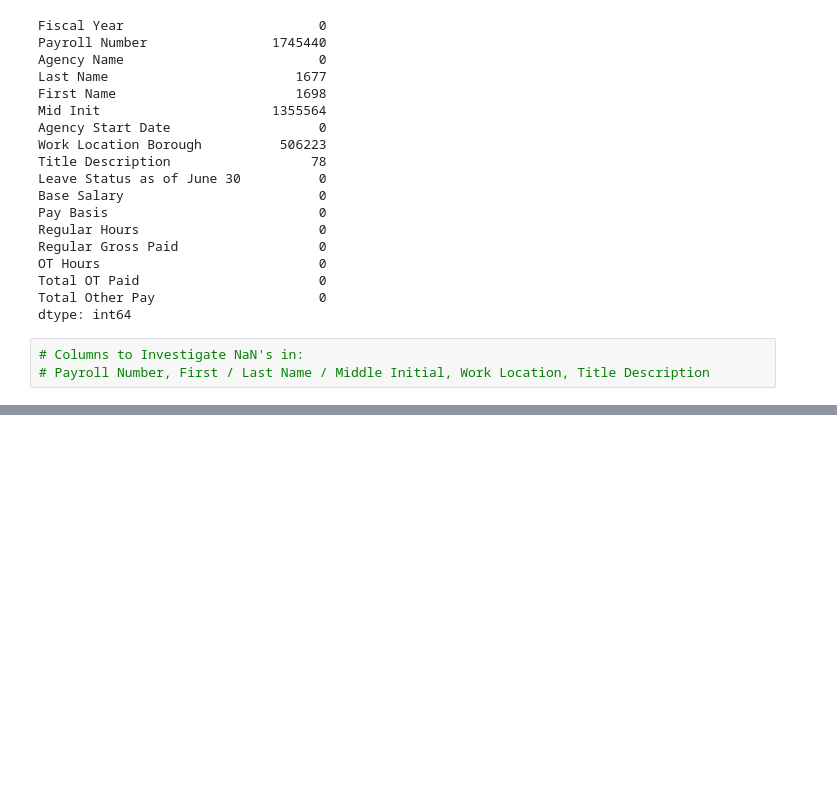
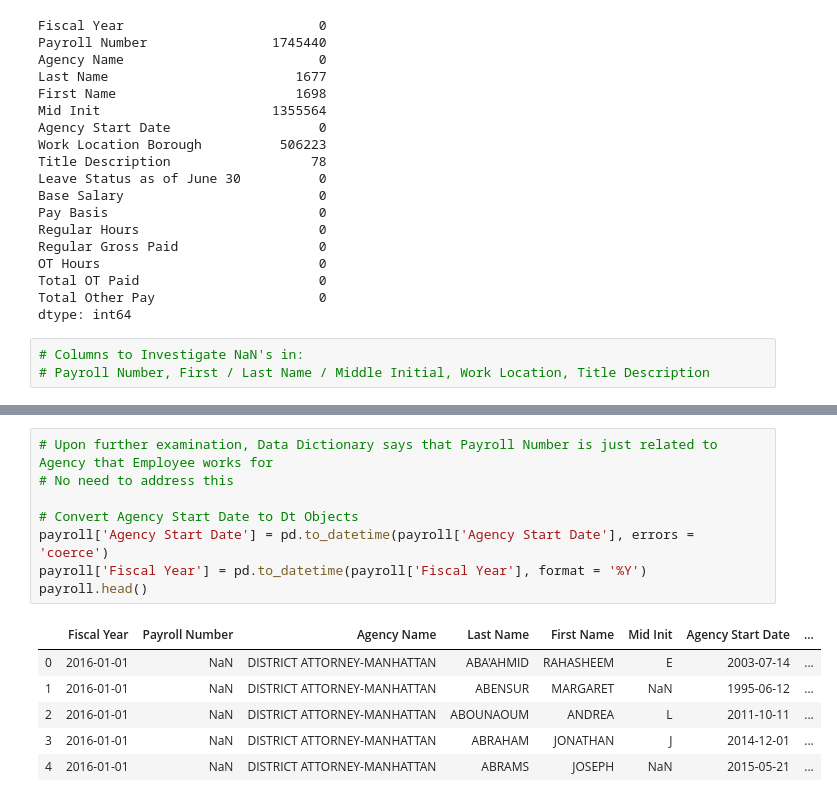
Before and after one commit to mitchell-jones/ny-police-data, a Jupyter notebook: NY Public Record Data Exploration 2016 - 2019.ipynb, the cells around one changed output, grey strips where cells are left out. Drawn from its saved outputs; the diff is of its cells as text; blank space fills up the shorter version.

```diff
--- a/NY Public Record Data Exploration 2016 - 2019.ipynb
+++ b/NY Public Record Data Exploration 2016 - 2019.ipynb
@@ -128,0 +148,15 @@ To-Do List:
+# %%
+# Upon further examination, Data Dictionary says that Payroll Number is just related to Agency that Employee works for
+# No need to address this
+
+# Convert Agency Start Date to Dt Objects
+payroll['Agency Start Date'] = pd.to_datetime(payroll['Agency Start Date'], errors = 'coerce')
+payroll['Fiscal Year'] = pd.to_datetime(payroll['Fiscal Year'], format = '%Y')
+payroll.head()
+# %% [output]
+|  | Fiscal Year | Payroll Number | Agency Name | Last Name | First Name | Mid Init | Agency Start Date | ... |
+| 0 | 2016-01-01 | NaN | DISTRICT ATTORNEY-MANHATTAN | ABA'AHMID | RAHASHEEM | E | 2003-07-14 | ... |
+| 1 | 2016-01-01 | NaN | DISTRICT ATTORNEY-MANHATTAN | ABENSUR | MARGARET | NaN | 1995-06-12 | ... |
+| 2 | 2016-01-01 | NaN | DISTRICT ATTORNEY-MANHATTAN | ABOUNAOUM | ANDREA | L | 2011-10-11 | ... |
+| 3 | 2016-01-01 | NaN | DISTRICT ATTORNEY-MANHATTAN | ABRAHAM | JONATHAN | J | 2014-12-01 | ... |
+| 4 | 2016-01-01 | NaN | DISTRICT ATTORNEY-MANHATTAN | ABRAMS | JOSEPH | NaN | 2015-05-21 | ... |
```
Also changed, not shown: parts of 12 cells of this notebook.
